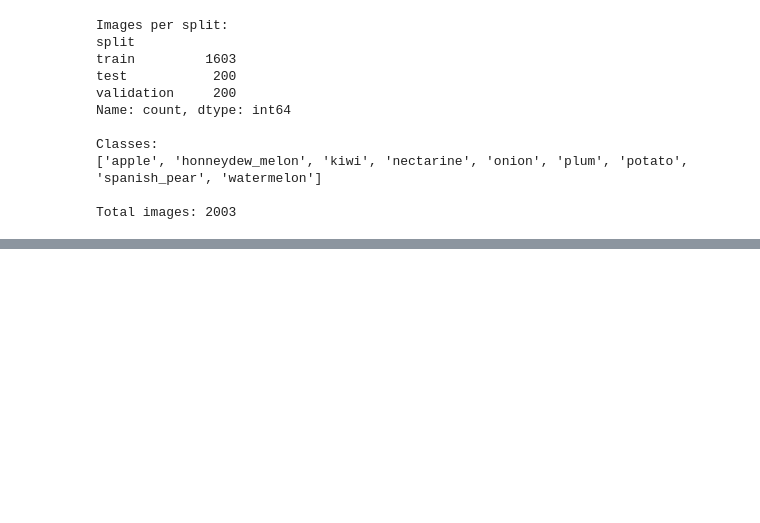
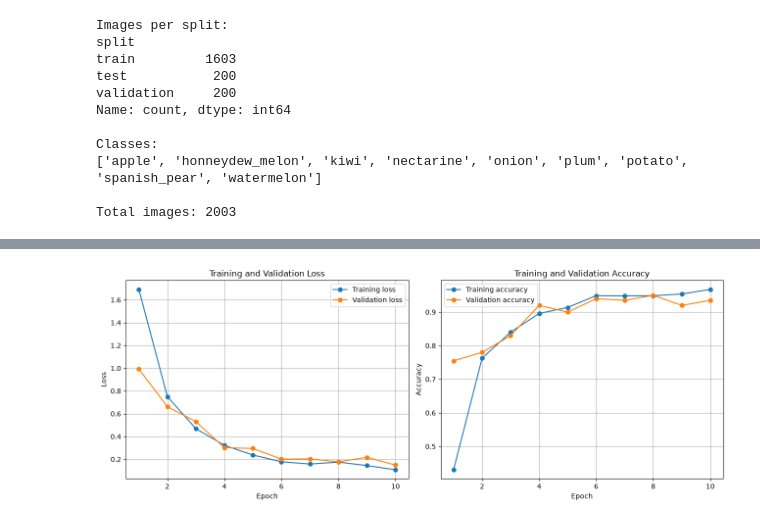
Before and after one commit to dargys/group-project, a Jupyter notebook: notebooks/IdaOchAnna.ipynb, the cells around one changed output, grey strips where cells are left out. Drawn from its saved outputs; the diff is of its cells as text; code cells hidden in the pictures; blank space fills up the shorter version.

```diff
--- a/notebooks/IdaOchAnna.ipynb
+++ b/notebooks/IdaOchAnna.ipynb
@@ -97,0 +278,14 @@ Total images: 2003
+# %%
+import torch.optim as optim
+
+# Select GPU if available, otherwise use CPU
+device = torch.device("cuda" if torch.cuda.is_available() else "cpu")
+model = model.to(device)
+
+# Define loss function and optimizer
+criterion = nn.CrossEntropyLoss()
+optimizer = optim.Adam(model.parameters(), lr=0.001)
+
+print("Device:", device)
+print("Loss function:", criterion)
+print("Optimizer:", optimizer.__class__.__name__)
@@ -97,0 +394,29 @@ Total images: 2003
+# %%
+import matplotlib.pyplot as plt
+
+epochs = range(1, num_epochs + 1)
+
+fig, axes = plt.subplots(1, 2, figsize=(13, 5))
+
+# Plot training and validation loss
+axes[0].plot(epochs, train_losses, label="Training loss", marker="o")
+axes[0].plot(epochs, val_losses, label="Validation loss", marker="o")
+axes[0].set_title("Training and Validation Loss")
+axes[0].set_xlabel("Epoch")
+axes[0].set_ylabel("Loss")
+axes[0].legend()
+axes[0].grid(True)
+
+# Plot training and validation accuracy
+axes[1].plot(epochs, train_accuracies, label="Training accuracy", marker="o")
+axes[1].plot(epochs, val_accuracies, label="Validation accuracy", marker="o")
+axes[1].set_title("Training and Validation Accuracy")
+axes[1].set_xlabel("Epoch")
+axes[1].set_ylabel("Accuracy")
+axes[1].legend()
+axes[1].grid(True)
+
+plt.tight_layout()
+plt.show()
+# %% [output]
+[figure, added]
```
Also changed, not shown: parts of 16 cells of this notebook.
